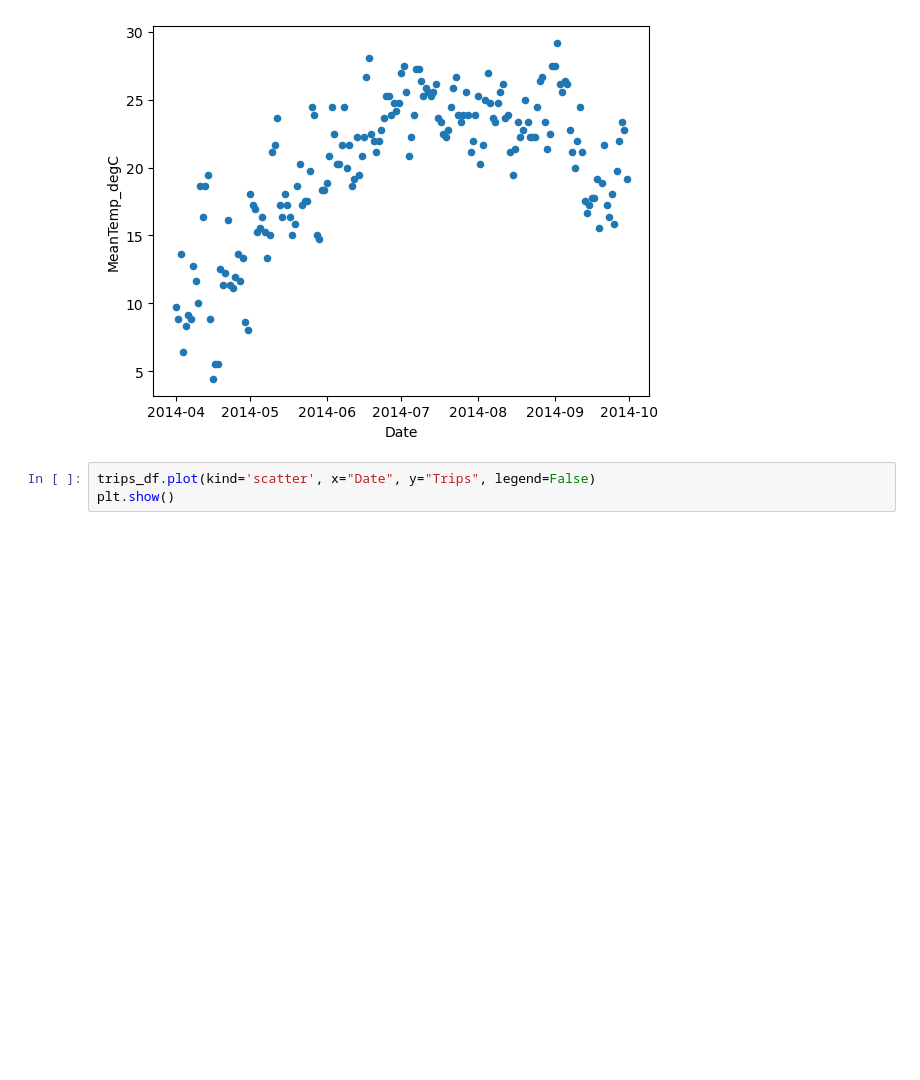
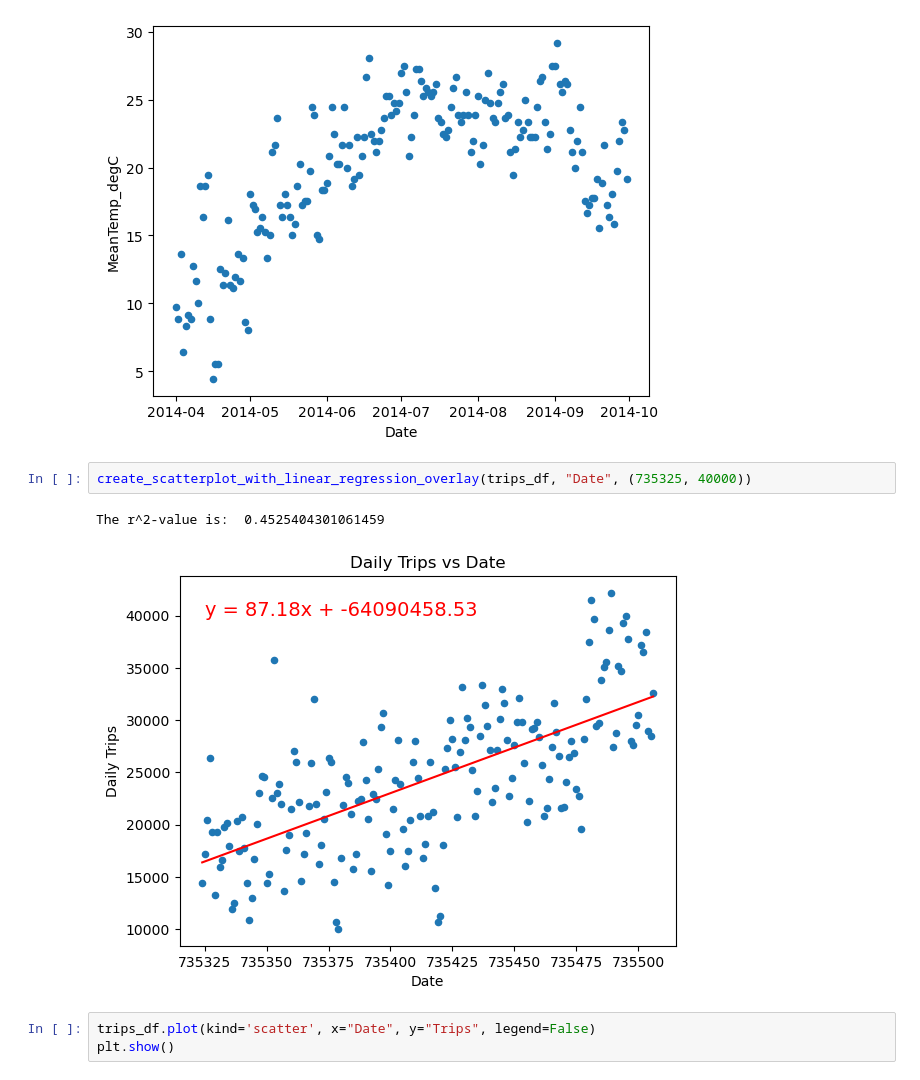
Before and after one commit to enumerbs/Project1-Group4, a Jupyter notebook: Project1-Group4_greg.ipynb, the cells around one changed output. Cells and saved outputs as stored; diff of their text form; blank space fills up the shorter version.

```diff
--- a/Project1-Group4_greg.ipynb
+++ b/Project1-Group4_greg.ipynb
@@ -227,6 +281,11 @@ trips_df.plot(kind='scatter', x="Date", y="MeanTemp_degC", legend=False)
 plt.show()
 # %% [output]
 [figure]
+# %%
+create_scatterplot_with_linear_regression_overlay(trips_df, "Date", (735325, 40000))
+# %% [output]
+The r^2-value is:  0.4525404301061459
+[figure, added]
 # %%
 trips_df.plot(kind='scatter', x="Date", y="Trips", legend=False)
 plt.show()
```
Also changed, not shown: parts of 62 cells of this notebook.
